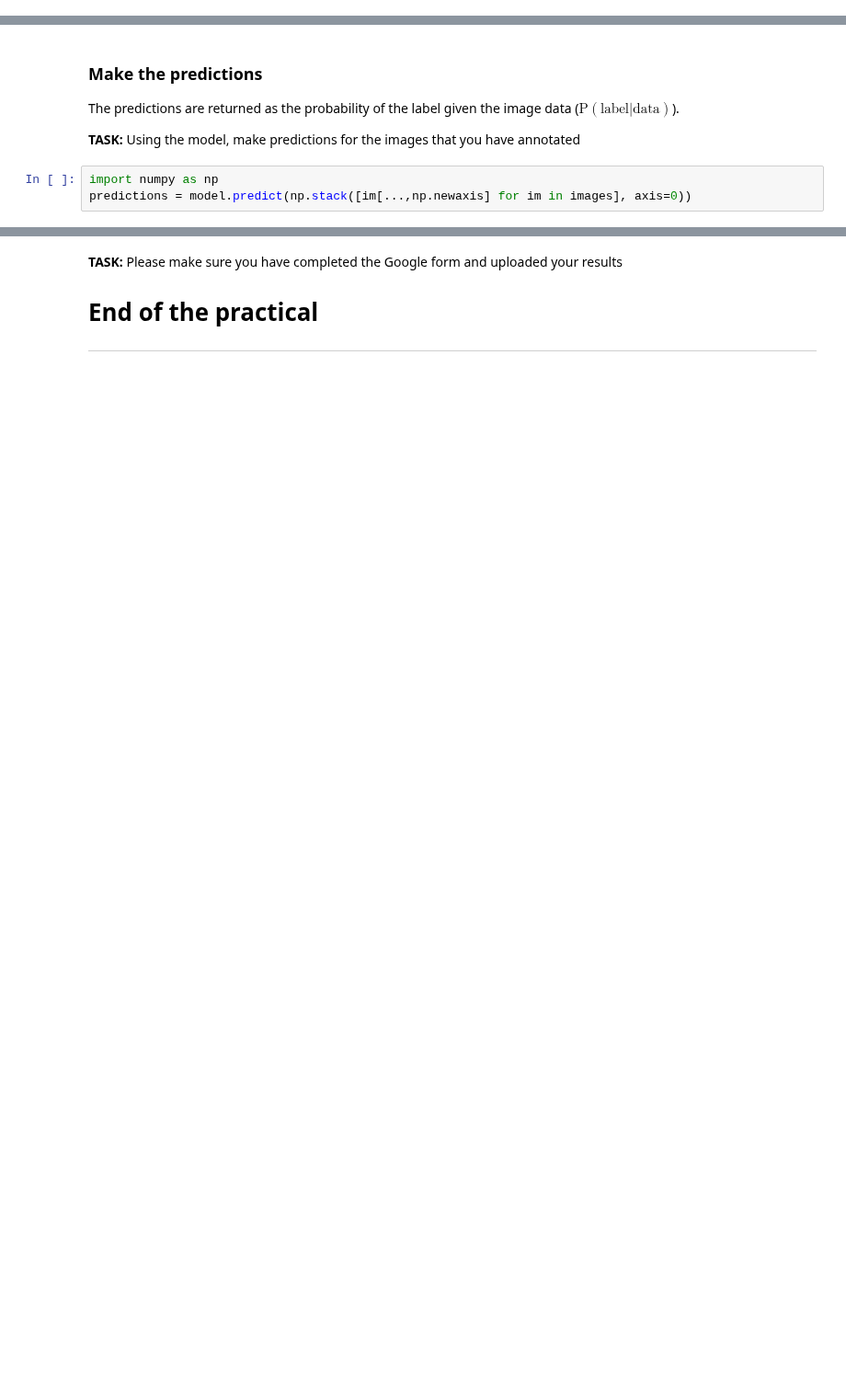
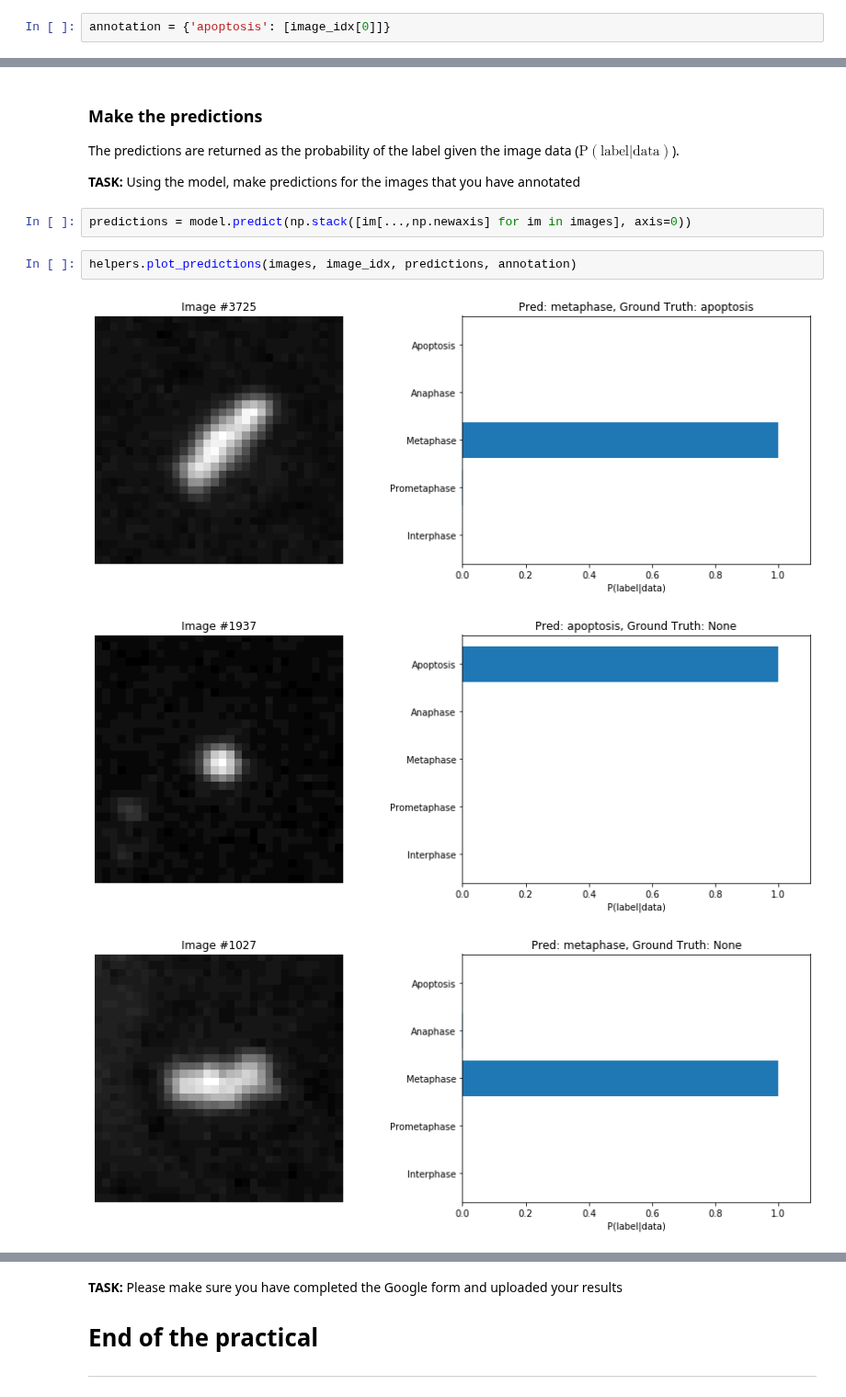
Before and after one commit to quantumjot/BIOC0016-MachineLearning, a Jupyter notebook: index.ipynb, the cells around one changed output, grey strips where cells are left out. Shown at 92% size. Cells and saved outputs as stored; diff of their text form; blank space fills up the shorter version.

Commit message:
More updates, added prediction visualization

```diff
--- a/index.ipynb
+++ b/index.ipynb
@@ -98,3 +100,5 @@ annotation = {}
+# %%
+annotation = {'apoptosis': [image_idx[0]]}
 # %%
 # validate the annotation
 helpers.validate_annotation(annotation)
@@ -130,5 +134,10 @@ The predictions are returned as the probability of the label given the image dat
 
 <div class="task_red"> <b>TASK:</b> Using the model, make predictions for the images that you have annotated</div>
 # %%
-import numpy as np
 predictions = model.predict(np.stack([im[...,np.newaxis] for im in images], axis=0))
+# %%
+helpers.plot_predictions(images, image_idx, predictions, annotation)
+# %% [output]
+[figure, added]
+[figure, added]
+[figure, added]
```
Also changed, not shown: parts of 9 cells of this notebook, 1 other file.
